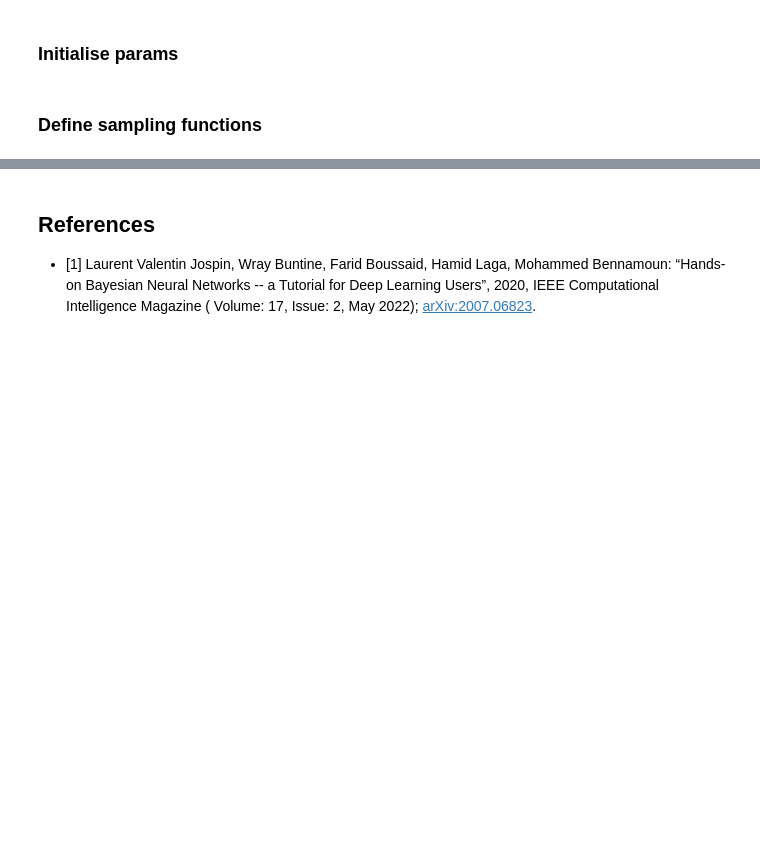
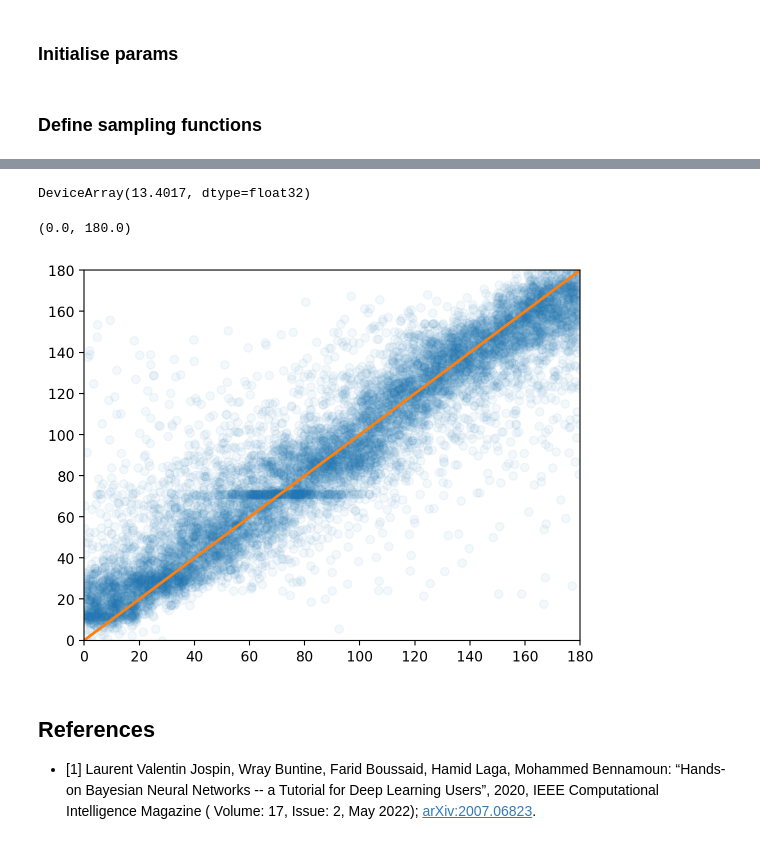
Before and after one commit to gerdm/bayes, a Jupyter notebook: bayes-by-backprop.ipynb, the cells around one changed output, grey strips where cells are left out. Drawn from its saved outputs; the diff is of its cells as text; code cells hidden in the pictures; blank space fills up the shorter version.

```diff
--- a/bayes-by-backprop.ipynb
+++ b/bayes-by-backprop.ipynb
@@ -214,3 +250,19 @@ DeviceArray(56161204., dtype=float32)
+# %%
+keys_sample = jax.random.split(key_eval, 20)
+yhat_samples = sample_and_eval(keys_sample, opt_state.params, X_test, num_params, reconstruct_fn).squeeze()
+yhat_test = yhat_samples.mean(axis=0)
+err_pp = y_test - yhat_test
+jnp.abs(err_pp).mean()
+# %% [output]
+DeviceArray(13.4017, dtype=float32)
+# %%
+plt.scatter(y_test, yhat_test, alpha=0.05, edgecolors=None)
+plt.plot([0, 180], [0, 180], c="tab:orange", linewidth=2)
+plt.ylim(0, 180)
+plt.xlim(0, 180)
+# %% [output]
+(0.0, 180.0)
+[figure, added]
 # %% [markdown]
 ## References
 
```
Also changed, not shown: parts of 27 cells of this notebook.
